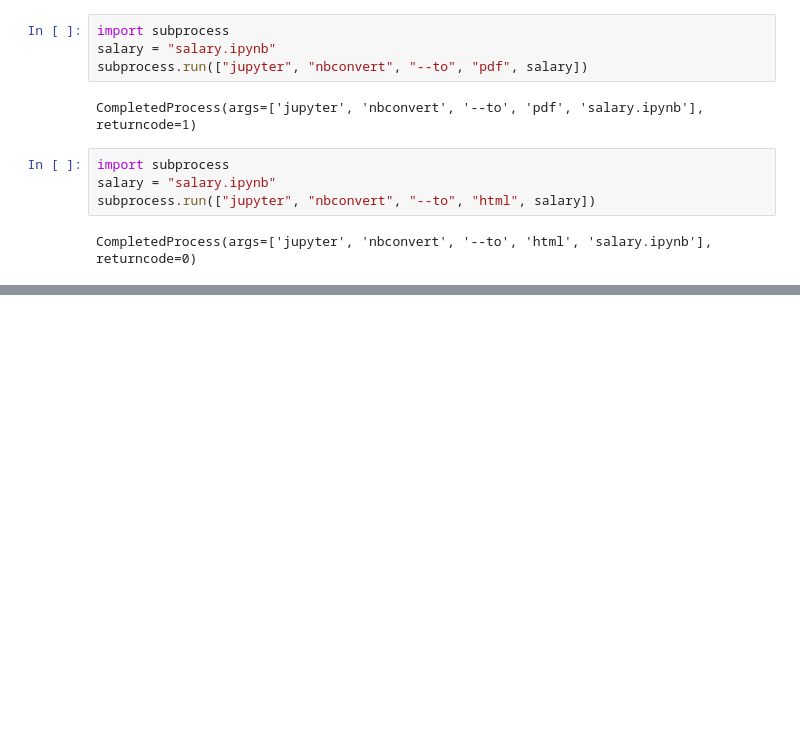
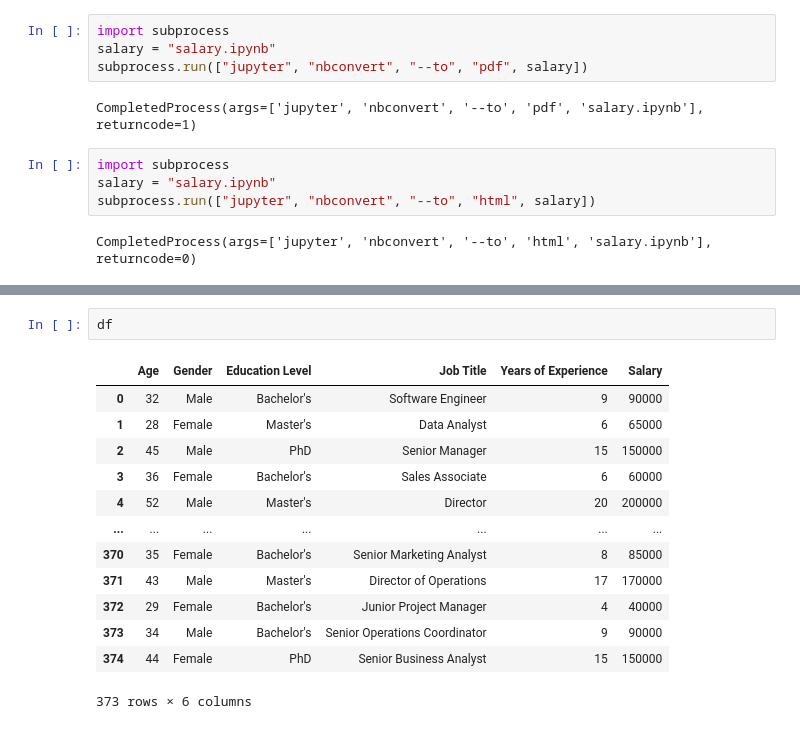
Before and after one commit to Obed-Makori/Salary-Prediction, a Jupyter notebook: salary.ipynb, the cells around one changed output, grey strips where cells are left out. Cells and saved outputs as stored; diff of their text form; blank space fills up the shorter version.

```diff
--- a/salary.ipynb
+++ b/salary.ipynb
@@ -470,0 +475,16 @@ CompletedProcess(args=['jupyter', 'nbconvert', '--to', 'html', 'salary.ipynb'],
+# %%
+df
+# %% [output]
+|  | Age | Gender | Education Level | Job Title | Years of Experience | Salary |
+| 0 | 32 | Male | Bachelor's | Software Engineer | 9 | 90000 |
+| 1 | 28 | Female | Master's | Data Analyst | 6 | 65000 |
+| 2 | 45 | Male | PhD | Senior Manager | 15 | 150000 |
+| 3 | 36 | Female | Bachelor's | Sales Associate | 6 | 60000 |
+| 4 | 52 | Male | Master's | Director | 20 | 200000 |
+| ... | ... | ... | ... | ... | ... | ... |
+| 370 | 35 | Female | Bachelor's | Senior Marketing Analyst | 8 | 85000 |
+| 371 | 43 | Male | Master's | Director of Operations | 17 | 170000 |
+| 372 | 29 | Female | Bachelor's | Junior Project Manager | 4 | 40000 |
+| 373 | 34 | Male | Bachelor's | Senior Operations Coordinator | 9 | 90000 |
+| 374 | 44 | Female | PhD | Senior Business Analyst | 15 | 150000 |
+373 rows × 6 columns
```
Also changed, not shown: parts of 7 cells of this notebook, 5 other files.
